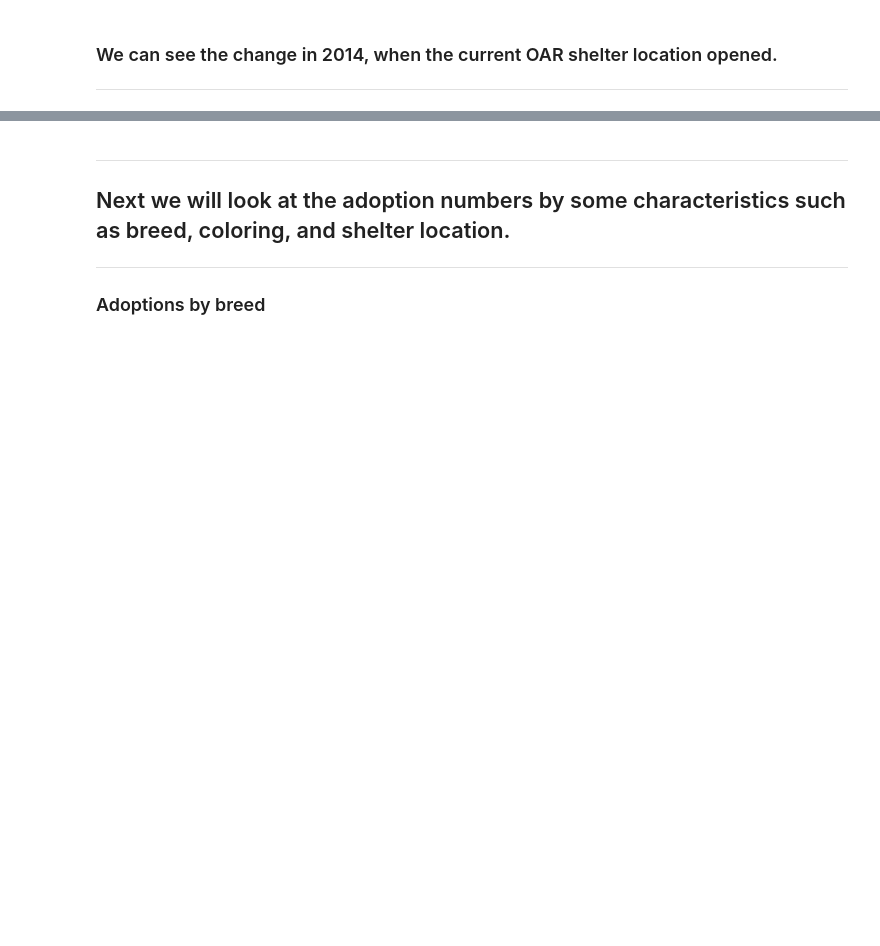
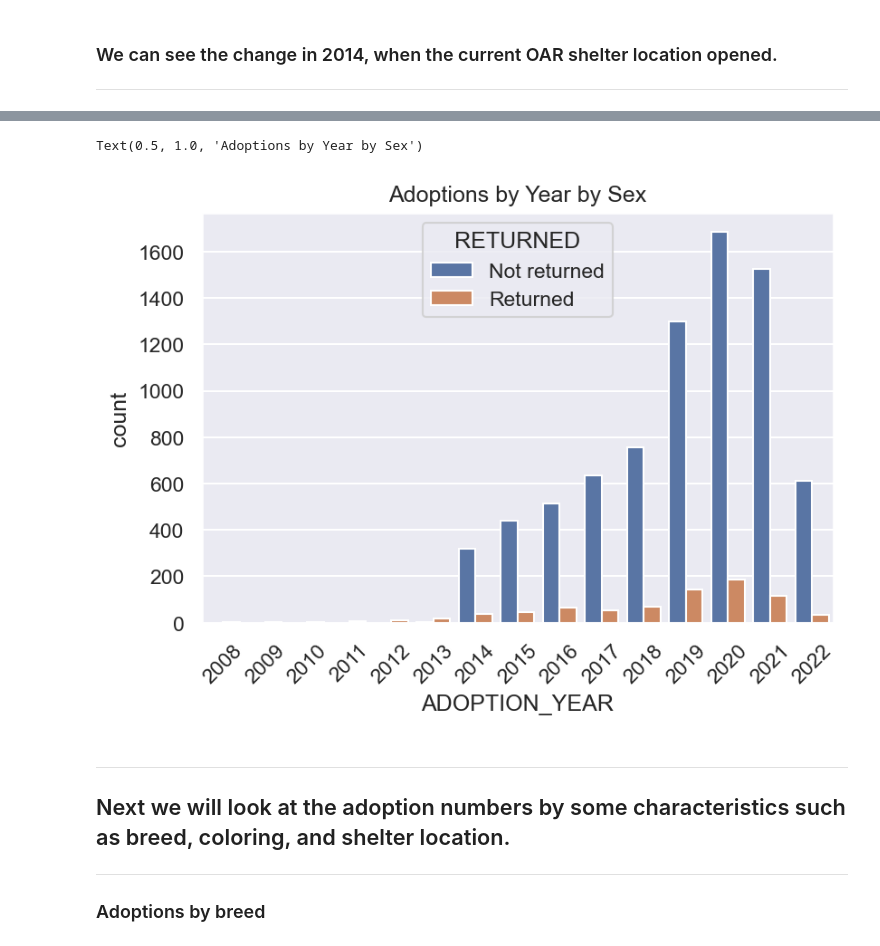
Before and after one commit to courtneyburch/Ohio-Alleycat, a Jupyter notebook: oar_data.ipynb, the cells around one changed output, grey strips where cells are left out. Saved outputs shown, nothing was run; the diff lists cells and outputs as text; code cells hidden in the pictures; blank space fills up the shorter version.

```diff
--- a/oar_data.ipynb
+++ b/oar_data.ipynb
@@ -638,3 +638,13 @@ Text(0.5, 1.0, 'Adoptions by Year by Sex')
+# %%
+#Count of adoptions by returned/unreturned status
+sns.set_theme()
+plt.figure(dpi=150)
+sns.countplot(x = 'ADOPTION_YEAR', data = oar_data, hue = 'RETURNED')
+plt.xticks(rotation=45)
+plt.title('Adoptions by Year by Sex')
+# %% [output]
+Text(0.5, 1.0, 'Adoptions by Year by Sex')
+[figure, added]
 # %% [markdown]
 ---
 ## Next we will look at the adoption numbers by some characteristics such as breed, coloring, and shelter location.
```
Also changed, not shown: parts of 54 cells of this notebook, 5 other files.
